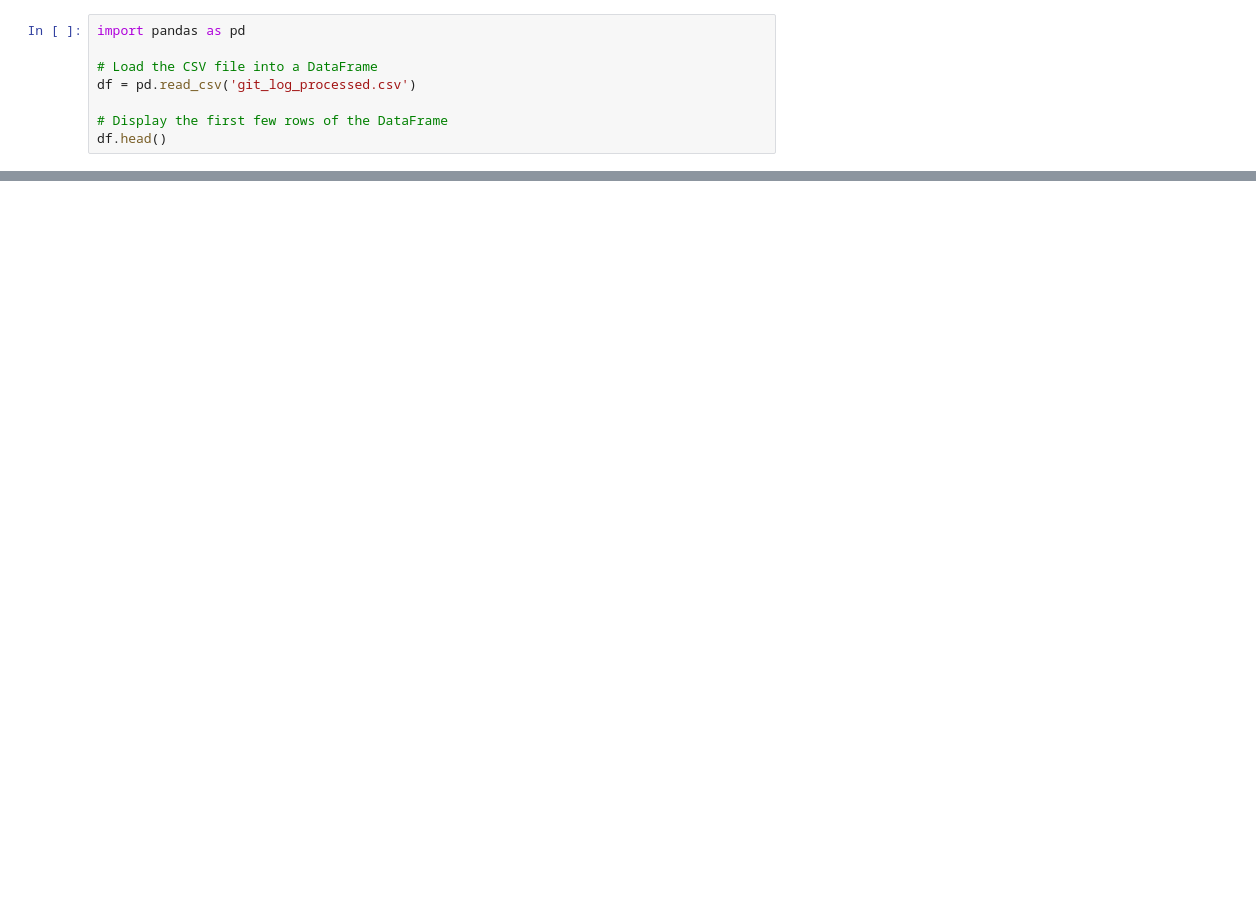
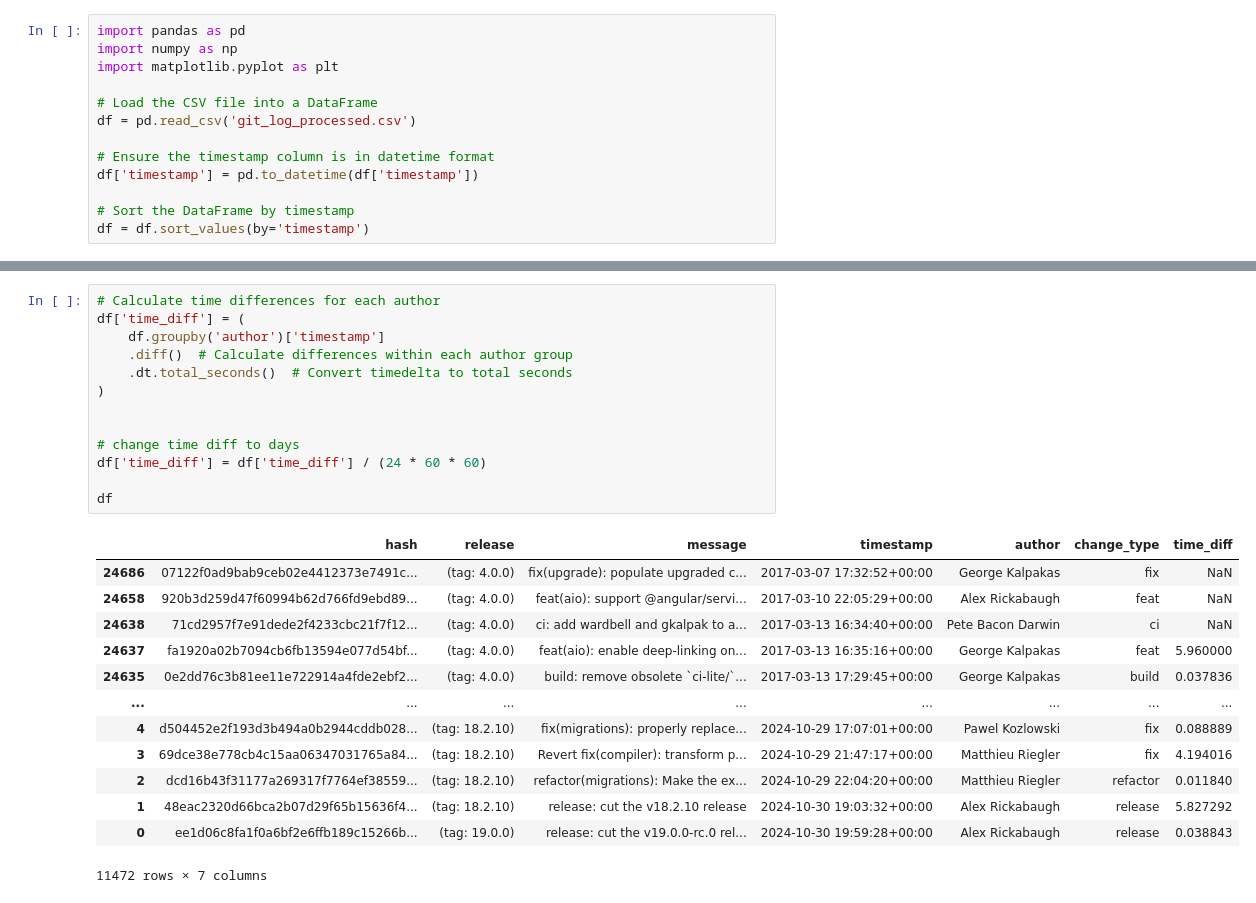
Before and after one commit to Smile1294/ProcessMining, a Jupyter notebook: user_actions_time.ipynb, the cells around one changed output, grey strips where cells are left out. Cells and saved outputs as stored; diff of their text form; blank space fills up the shorter version.

```diff
--- a/user_actions_time.ipynb
+++ b/user_actions_time.ipynb
@@ -1,8 +1,13 @@
 # %%
 import pandas as pd
+import numpy as np
+import matplotlib.pyplot as plt
 
 # Load the CSV file into a DataFrame
 df = pd.read_csv('git_log_processed.csv')
 
-# Display the first few rows of the DataFrame
-df.head()
+# Ensure the timestamp column is in datetime format
+df['timestamp'] = pd.to_datetime(df['timestamp'])
+
+# Sort the DataFrame by timestamp
+df = df.sort_values(by='timestamp')
@@ -239,0 +35,27 @@ df2
+# %%
+# Calculate time differences for each author
+df['time_diff'] = (
+    df.groupby('author')['timestamp']
+    .diff()  # Calculate differences within each author group
+    .dt.total_seconds()  # Convert timedelta to total seconds
+)
+
+
+# change time diff to days
+df['time_diff'] = df['time_diff'] / (24 * 60 * 60)
+
+df
+# %% [output]
+|  | hash | release | message | timestamp | author | change_type | time_diff |
+| 24686 | 07122f0ad9bab9ceb02e4412373e7491c... | (tag: 4.0.0) | fix(upgrade): populate upgraded c... | 2017-03-07 17:32:52+00:00 | George Kalpakas | fix | NaN |
+| 24658 | 920b3d259d47f60994b62d766fd9ebd89... | (tag: 4.0.0) | feat(aio): support @angular/servi... | 2017-03-10 22:05:29+00:00 | Alex Rickabaugh | feat | NaN |
+| 24638 | 71cd2957f7e91dede2f4233cbc21f7f12... | (tag: 4.0.0) | ci: add wardbell and gkalpak to a... | 2017-03-13 16:34:40+00:00 | Pete Bacon Darwin | ci | NaN |
+| 24637 | fa1920a02b7094cb6fb13594e077d54bf... | (tag: 4.0.0) | feat(aio): enable deep-linking on... | 2017-03-13 16:35:16+00:00 | George Kalpakas | feat | 5.960000 |
+| 24635 | 0e2dd76c3b81ee11e722914a4fde2ebf2... | (tag: 4.0.0) | build: remove obsolete `ci-lite/`... | 2017-03-13 17:29:45+00:00 | George Kalpakas | build | 0.037836 |
+| ... | ... | ... | ... | ... | ... | ... | ... |
+| 4 | d504452e2f193d3b494a0b2944cddb028... | (tag: 18.2.10) | fix(migrations): properly replace... | 2024-10-29 17:07:01+00:00 | Pawel Kozlowski | fix | 0.088889 |
+| 3 | 69dce38e778cb4c15aa06347031765a84... | (tag: 18.2.10) | Revert fix(compiler): transform p... | 2024-10-29 21:47:17+00:00 | Matthieu Riegler | fix | 4.194016 |
+| 2 | dcd16b43f31177a269317f7764ef38559... | (tag: 18.2.10) | refactor(migrations): Make the ex... | 2024-10-29 22:04:20+00:00 | Matthieu Riegler | refactor | 0.011840 |
+| 1 | 48eac2320d66bca2b07d29f65b15636f4... | (tag: 18.2.10) | release: cut the v18.2.10 release | 2024-10-30 19:03:32+00:00 | Alex Rickabaugh | release | 5.827292 |
+| 0 | ee1d06c8fa1f0a6bf2e6ffb189c15266b... | (tag: 19.0.0) | release: cut the v19.0.0-rc.0 rel... | 2024-10-30 19:59:28+00:00 | Alex Rickabaugh | release | 0.038843 |
+11472 rows × 7 columns
```
Also changed, not shown: parts of 20 cells of this notebook, 1 other file.
